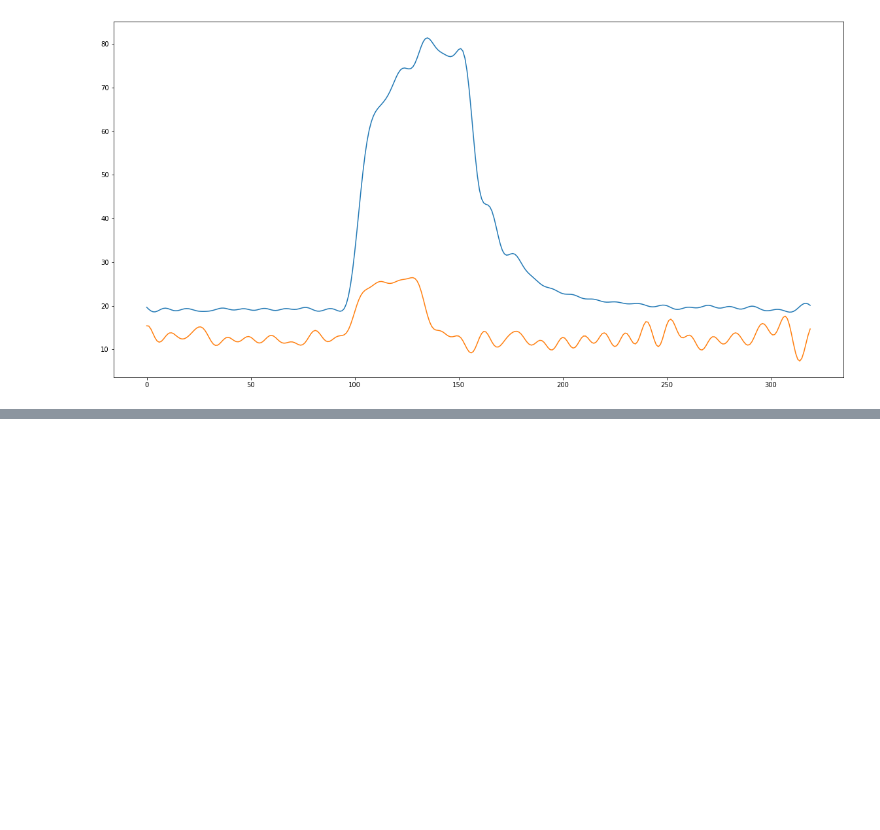
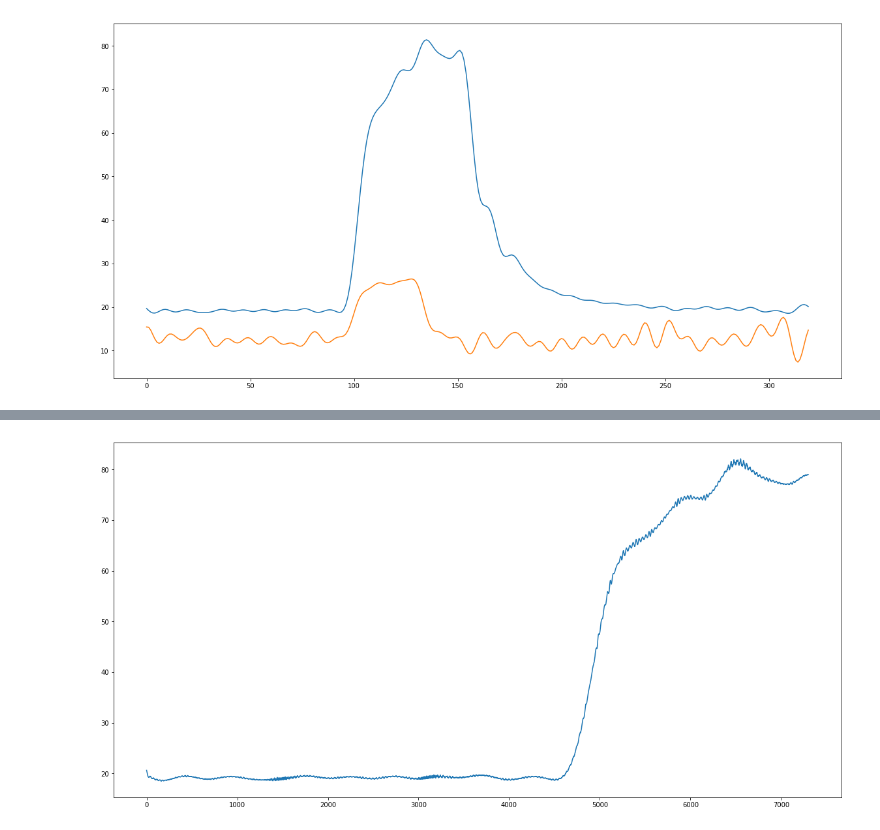
Before and after one commit to jacek257/Project-Chocolate, a Jupyter notebook: Analysis.ipynb, the cells around one changed output, grey strips where cells are left out. Cells and saved outputs as stored; diff of their text form; code cells hidden in the pictures; blank space fills up the shorter version.

```diff
--- a/Analysis.ipynb
+++ b/Analysis.ipynb
@@ -132,0 +161,4 @@ path created
+# %%
+showMe(invertedO[:corrected_splitter])
+# %% [output]
+[figure, added]
```
Also changed, not shown: parts of 9 cells of this notebook, 35 other files.
